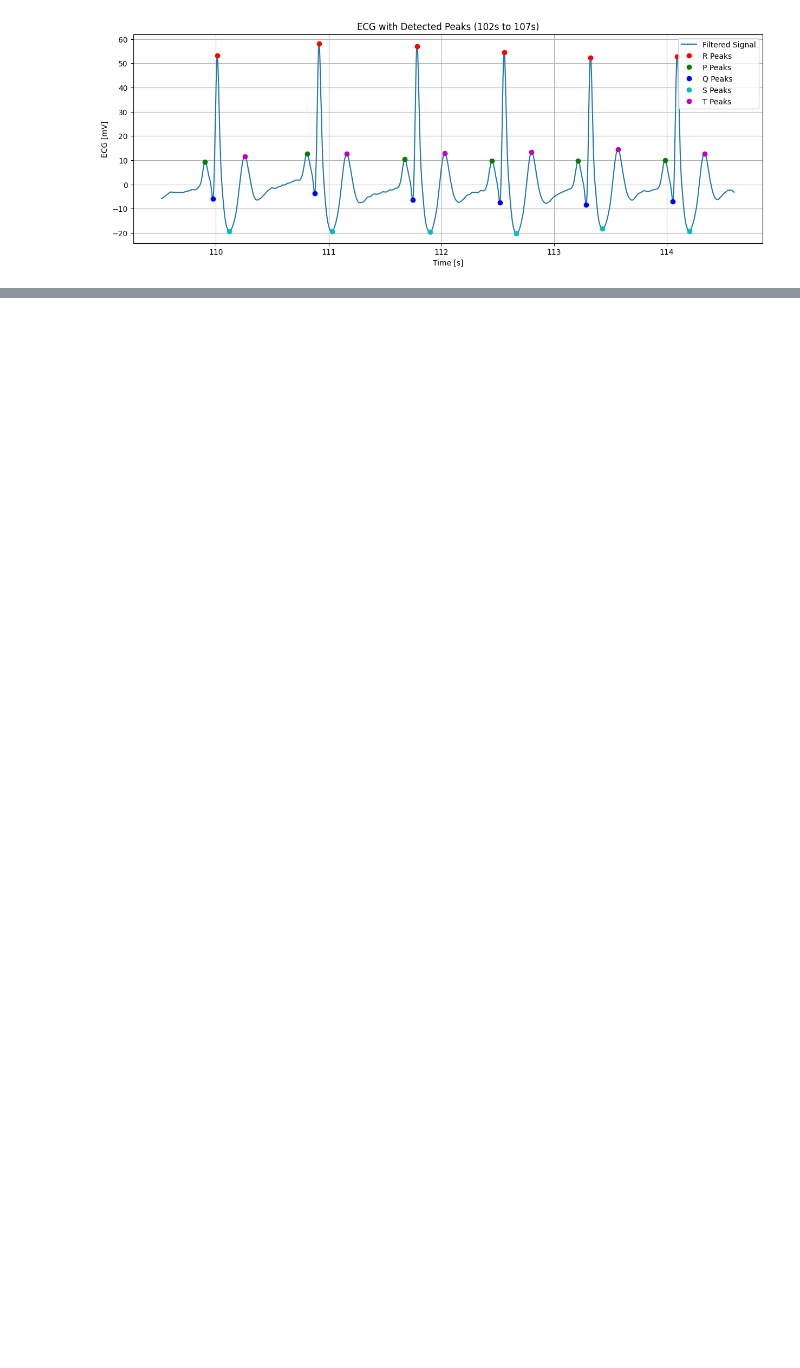
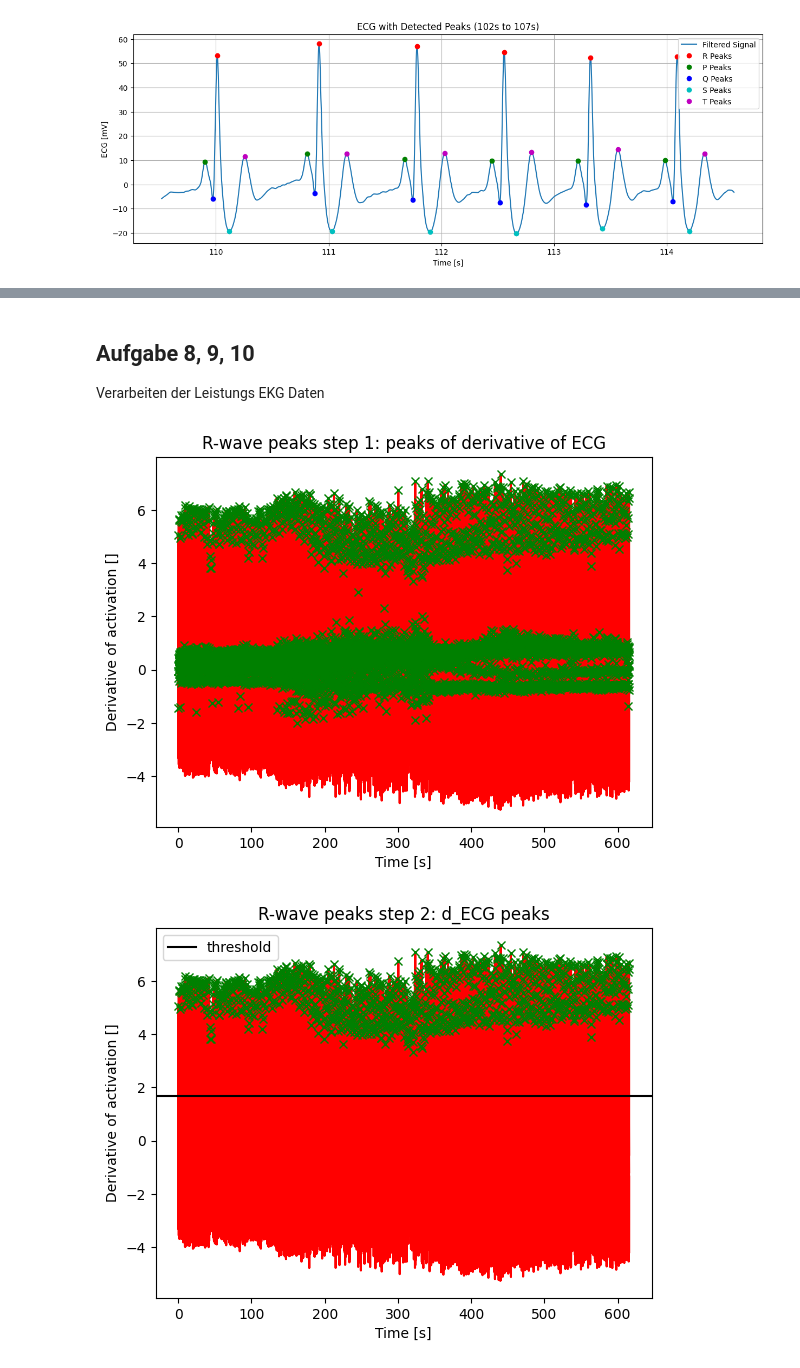
Before and after one commit to tomperg/Biosignalverarbeitung_Selbsthilfegruppe, a Jupyter notebook: Assignment2_Abgabe.ipynb, the cells around one changed output, grey strips where cells are left out. Cells and saved outputs as stored; diff of their text form; code cells hidden in the pictures; blank space fills up the shorter version.

```diff
--- a/Assignment2_Abgabe.ipynb
+++ b/Assignment2_Abgabe.ipynb
@@ -313,0 +384,14 @@ plt.show()
+# %% [markdown]
+## Aufgabe 8, 9, 10
+
+Verarbeiten der Leistungs EKG Daten
+# %%
+b2, a2 = sc.butter(4, Wn, btype="lowpass")
+excercise_hr_filt = sc.filtfilt(b2, a2, dataBTOM["EKG"])
+
+d_ecg, peaks_d_ecg = decg_peaks(excercise_hr_filt, dataBTOM['Time']/1000)
+Rwave_peaks_d_ecg = d_ecg_peaks(d_ecg, peaks_d_ecg, dataBTOM['Time']/1000, 0.4, 0.5)
+Rwave_t = Rwave_peaks(excercise_hr_filt, d_ecg, Rwave_peaks_d_ecg,  dataBTOM['Time']/1000)
+# %% [output]
+[figure, added]
+[figure, added]
```
Also changed, not shown: parts of 10 cells of this notebook, 1 other file.
